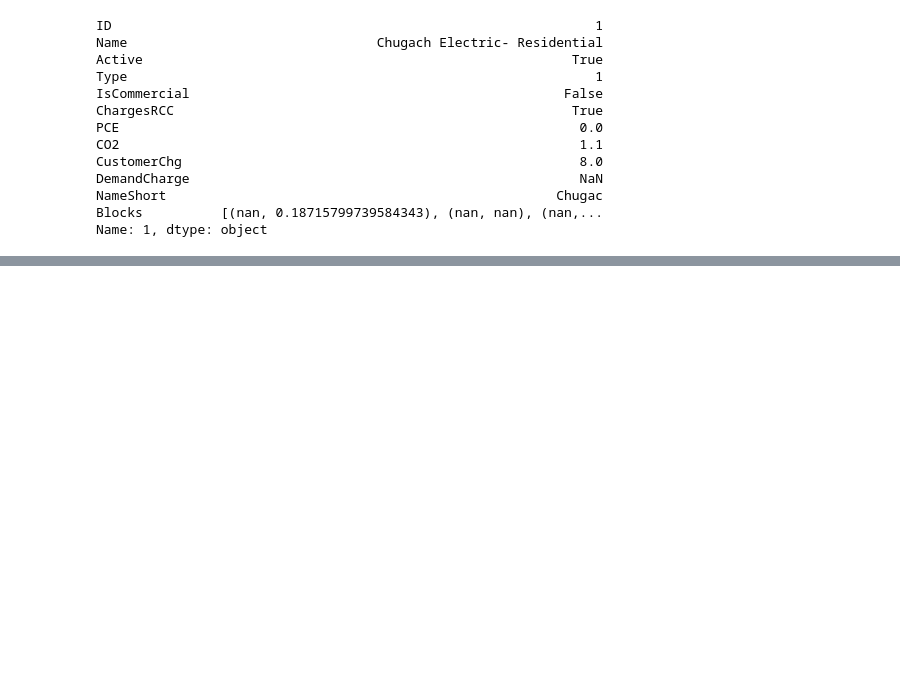
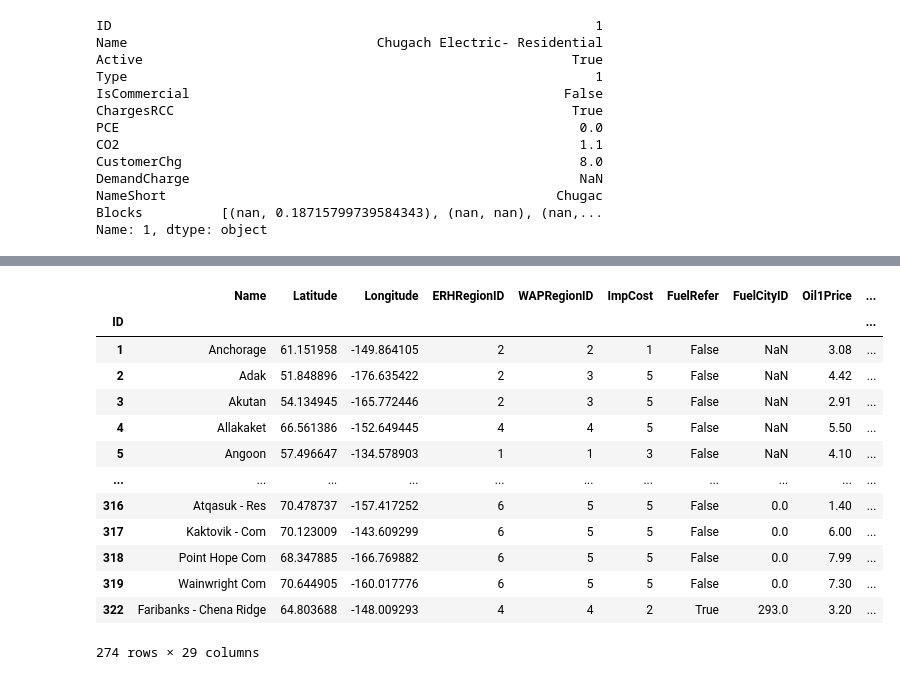
Before and after one commit to alanmitchell/heat-pump-calc, a Jupyter notebook: library_test.ipynb, the cells around one changed output, grey strips where cells are left out. Saved outputs shown, nothing was run; the diff lists cells and outputs as text; code cells hidden in the pictures; blank space fills up the shorter version.

```diff
--- a/library_test.ipynb
+++ b/library_test.ipynb
@@ -612,0 +630,17 @@ Name: 1, dtype: object
+# %%
+df_city
+# %% [output]
+|  | Name | Latitude | Longitude | ERHRegionID | WAPRegionID | ImpCost | FuelRefer | FuelCityID | Oil1Price | ... |
+| ID |  |  |  |  |  |  |  |  |  | ... |
+| 1 | Anchorage | 61.151958 | -149.864105 | 2 | 2 | 1 | False | NaN | 3.08 | ... |
+| 2 | Adak | 51.848896 | -176.635422 | 2 | 3 | 5 | False | NaN | 4.42 | ... |
+| 3 | Akutan | 54.134945 | -165.772446 | 2 | 3 | 5 | False | NaN | 2.91 | ... |
+| 4 | Allakaket | 66.561386 | -152.649445 | 4 | 4 | 5 | False | NaN | 5.50 | ... |
+| 5 | Angoon | 57.496647 | -134.578903 | 1 | 1 | 3 | False | NaN | 4.10 | ... |
+| ... | ... | ... | ... | ... | ... | ... | ... | ... | ... | ... |
+| 316 | Atqasuk - Res | 70.478737 | -157.417252 | 6 | 5 | 5 | False | 0.0 | 1.40 | ... |
+| 317 | Kaktovik - Com | 70.123009 | -143.609299 | 6 | 5 | 5 | False | 0.0 | 6.00 | ... |
+| 318 | Point Hope Com | 68.347885 | -166.769882 | 6 | 5 | 5 | False | 0.0 | 7.99 | ... |
+| 319 | Wainwright Com | 70.644905 | -160.017776 | 6 | 5 | 5 | False | 0.0 | 7.30 | ... |
+| 322 | Faribanks - Chena Ridge | 64.803688 | -148.009293 | 4 | 4 | 2 | True | 293.0 | 3.20 | ... |
+274 rows × 29 columns
```
Also changed, not shown: parts of 1 cell of this notebook, 1 other file.
